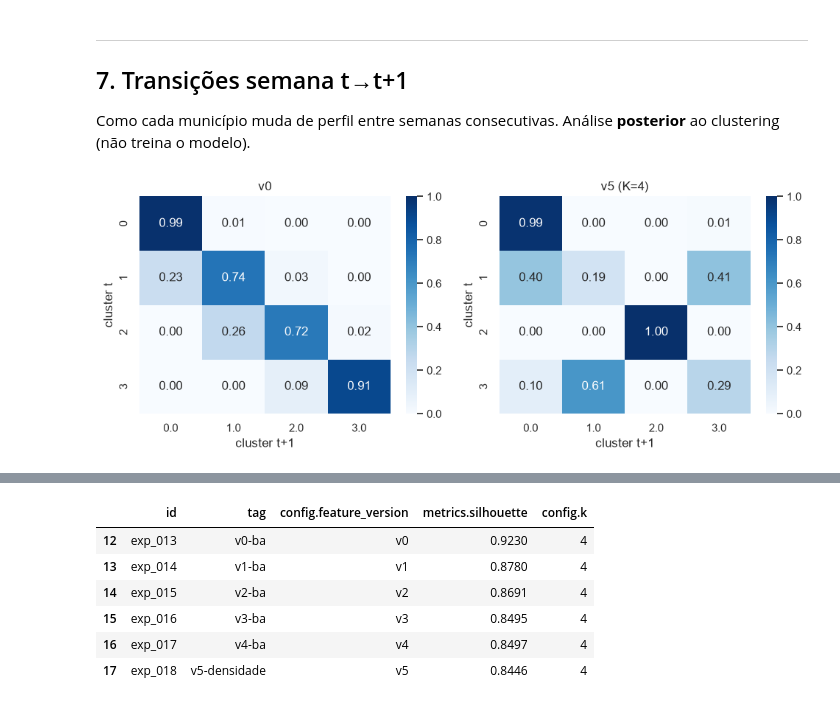
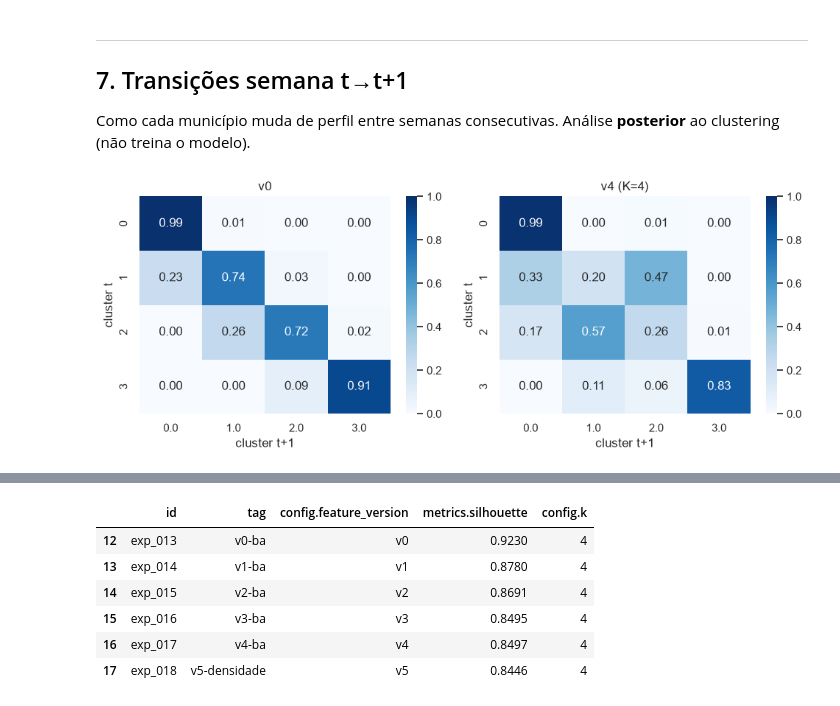
Before and after one commit to antoniel/ia-iv, a Jupyter notebook: notebooks/01_historia_completa.ipynb, the cells around one changed output, grey strips where cells are left out. Cells and saved outputs as stored; diff of their text form; code cells hidden in the pictures.

```diff
--- a/notebooks/01_historia_completa.ipynb
+++ b/notebooks/01_historia_completa.ipynb
@@ -63,15 +63,14 @@ VERSION_BLOCKS = {
     "v2": "+ média móvel (3 semanas)",
     "v3": "+ crescimento semanal",
     "v4": "+ aceleração",
-    "v5": "+ densidade populacional (hab/km²)",
 }
 
 REGION = BA.slug
 ANO_FOCO = 2024
 K_RANGE = list(range(2, 9))
-K_FINAL = DEFAULT_K  # calibrado no Nordeste; validado abaixo no v5
-VERSIONS = ["v0", "v1", "v2", "v3", "v4", "v5"]
-VERSION_FINAL = "v5"
+K_FINAL = DEFAULT_K  # calibrado no Nordeste; validado abaixo no v4
+VERSIONS = ["v0", "v1", "v2", "v3", "v4"]
+VERSION_FINAL = "v4"
 PALETTE = ["#0072B2", "#E69F00", "#009E73", "#D55E00", "#CC79A7", "#56B4E9", "#F0E442", "#000000"]
 ACCENT = "#0072B2"
 SCATTER_KW = dict(s=10, alpha=0.4, linewidths=0.25, edgecolors="#333333")
@@ -281,9 +260,9 @@ Com a escada fechada, calibramos **K** no conjunto de features v5. Métricas int
 # %%
-panel_v5 = build_features_panel(REGION, ANO_FOCO, VERSION_FINAL)
+panel_final = build_features_panel(REGION, ANO_FOCO, VERSION_FINAL)
 
 k_rows = []
 for k in K_RANGE:
-    r = run_kmeans(panel_v5, VERSION_FINAL, k=k)
+    r = run_kmeans(panel_final, VERSION_FINAL, k=k)
     sizes = pd.Series(r.labels).value_counts()
     k_rows.append({
         "K": k,
@@ -326,21 +305,21 @@ plt.tight_layout()
 
 Nomes abaixo são **interpretação pós-cluster**, não rótulos oficiais de vigilância.
 # %%
-res_final = run_kmeans(panel_v5, VERSION_FINAL, k=K_FINAL)
-labeled = panel_v5.assign(cluster=res_final.labels)
+res_final = run_kmeans(panel_final, VERSION_FINAL, k=K_FINAL)
+labeled = panel_final.assign(cluster=res_final.labels)
 means = res_final.cluster_means.round(2)
 
 NOMES = {}
 for c in means.index:
     row = means.loc[c]
-    if row[Feat.DENSIDADE_KM2] > 500:
-        nome = "urbano denso, baixa incidência"
-    elif row[Feat.CRESCIMENTO] > 50:
+    if row[Feat.CRESCIMENTO] > 50:
         nome = "alta incidência em crescimento"
     elif row[Feat.CRESCIMENTO] < -50:
         nome = "incidência moderada em queda"
+    elif row[Feat.INCIDENCIA_100K] >= means[Feat.INCIDENCIA_100K].median():
+        nome = "incidência moderada/alta estável"
     else:
-        nome = "baixa incidência (interior)"
+        nome = "baixa incidência"
     NOMES[int(c)] = nome
 
 perfis = means.copy()
@@ -352,10 +331,9 @@ display(sizes.rename("linhas"))
 
 fig, ax = plt.subplots(figsize=(7, 4))
 colors = labeled["cluster"].map({i: PALETTE[i] for i in range(K_FINAL)})
-ax.scatter(labeled[Feat.INCIDENCIA_100K], labeled[Feat.DENSIDADE_KM2], c=colors, **SCATTER_KW)
+ax.scatter(labeled[Feat.INCIDENCIA_100K], labeled[Feat.CRESCIMENTO], c=colors, **SCATTER_KW)
 ax.set_xlabel("Incidência / 100 mil")
-ax.set_ylabel("Densidade (hab/km²)")
-ax.set_yscale("log")
-ax.set_title(f"v5 — incidência × densidade (K={K_FINAL})")
+ax.set_ylabel("Crescimento")
+ax.set_title(f"v4 — incidência × crescimento (K={K_FINAL})")
 plt.tight_layout()
 # %% [output]
@@ -380,14 +358,14 @@ Name: linhas, dtype: int64
 Como cada município muda de perfil entre semanas consecutivas. Análise **posterior** ao clustering (não treina o modelo).
 # %%
 trans_v0 = transition_matrix(runs_by["v0"]["panel"], runs_by["v0"]["result"].labels)
-trans_v5 = transition_matrix(panel_v5, res_final.labels)
+trans_final = transition_matrix(panel_final, res_final.labels)
 
 fig, axes = plt.subplots(1, 2, figsize=(10, 4))
-for ax, trans, title in [(axes[0], trans_v0, "v0"), (axes[1], trans_v5, f"v5 (K={K_FINAL})")]:
+for ax, trans, title in [(axes[0], trans_v0, "v0"), (axes[1], trans_final, f"v4 (K={K_FINAL})")]:
     sns.heatmap(trans, annot=True, fmt=".2f", cmap="Blues", vmin=0, vmax=1, ax=ax)
     ax.set_xlabel("cluster t+1")
     ax.set_ylabel("cluster t")
     ax.set_title(title)
 plt.tight_layout()
 # %% [output]
-[figure, old version]
+[figure, new version]
```
Also changed, not shown: parts of 15 cells of this notebook, 14 other files.
